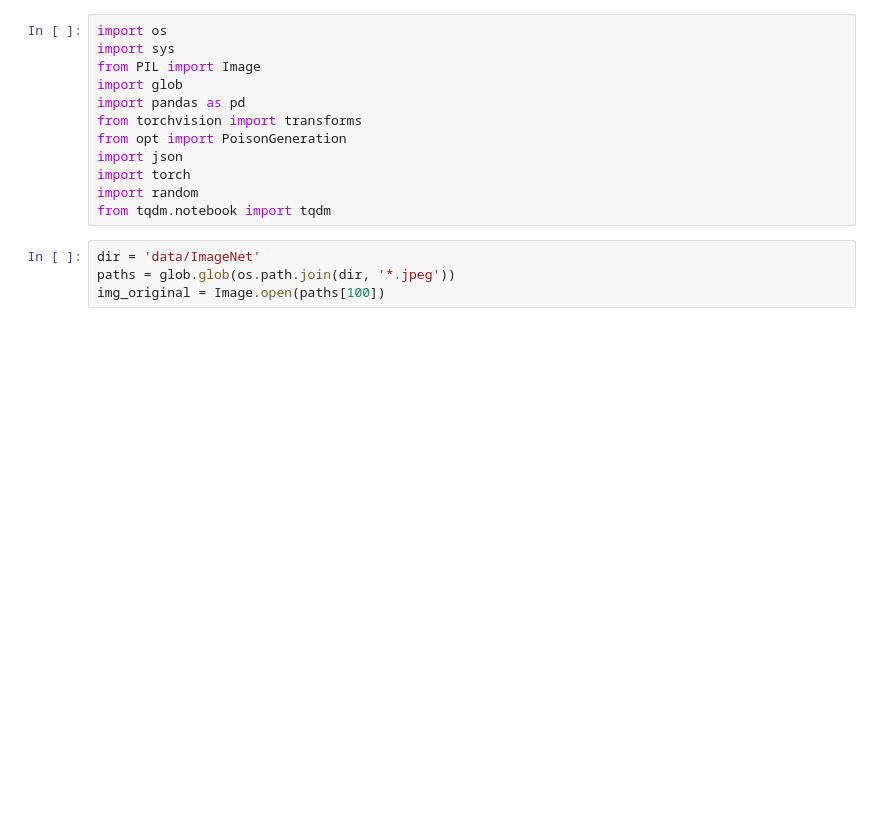
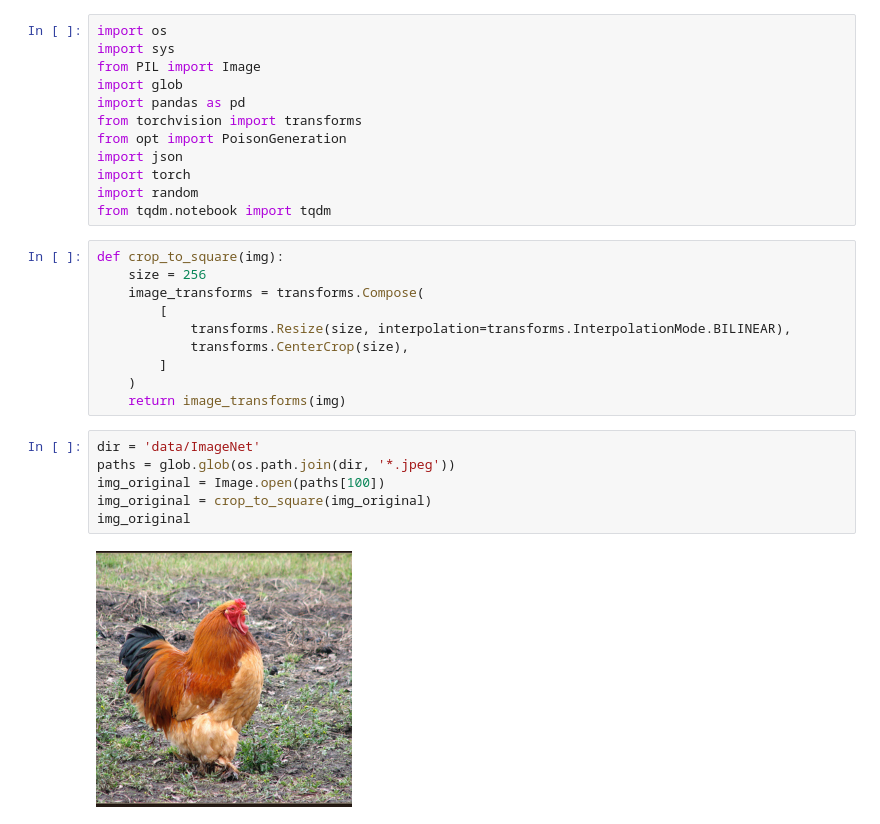
Before and after one commit to condblock/Hollowshade, a Jupyter notebook: gen_example.ipynb, the cells around one changed output. Saved outputs shown, nothing was run; the diff lists cells and outputs as text; blank space fills up the shorter version.

```diff
--- a/gen_example.ipynb
+++ b/gen_example.ipynb
@@ -10,8 +10,22 @@ import json
 import torch
 import random
 from tqdm.notebook import tqdm
+# %%
+def crop_to_square(img):
+    size = 256
+    image_transforms = transforms.Compose(
+        [
+            transforms.Resize(size, interpolation=transforms.InterpolationMode.BILINEAR),
+            transforms.CenterCrop(size),
+        ]
+    )
+    return image_transforms(img)
 # %%
 dir = 'data/ImageNet'
 paths = glob.glob(os.path.join(dir, '*.jpeg'))
 img_original = Image.open(paths[100])
+img_original = crop_to_square(img_original)
+img_original
+# %% [output]
+[figure, added]
 # %%
```
Also changed, not shown: parts of 3 cells of this notebook, 4 other files.
